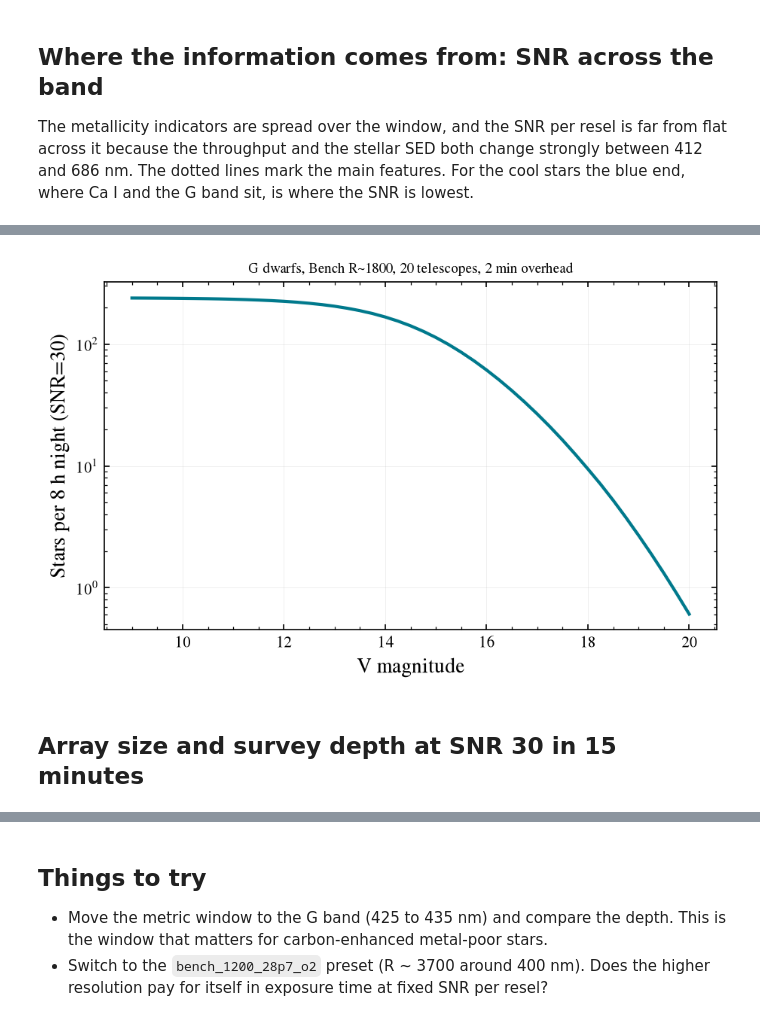
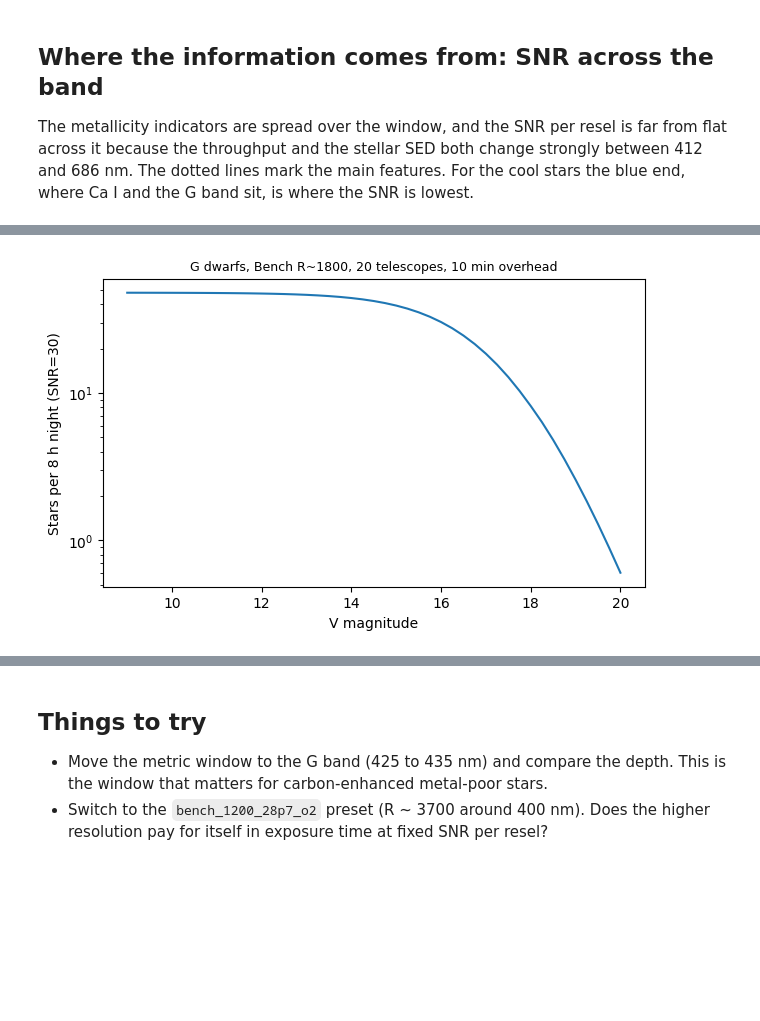
Before and after one commit to schmidt-observatories/lfast-etc, a Jupyter notebook: notebooks/03_stellar_metallicity.ipynb, the cells around one changed output, grey strips where cells are left out. Cells and saved outputs as stored; diff of their text form; code cells hidden in the pictures; blank space fills up the shorter version.

```diff
--- a/notebooks/03_stellar_metallicity.ipynb
+++ b/notebooks/03_stellar_metallicity.ipynb
@@ -34,6 +36,7 @@ bench = LFASTETC("bench_r1800", n_telescopes=20)
 stars = {"G dwarf 5800 K": 5800, "K dwarf 4500 K": 4500, "M dwarf 3500 K": 3500}
 mags = np.linspace(9, 20, 45)
 window = (500, 560)
+OVERHEAD = 600.0    # s per target (slew, acquisition, read-out)
 # %% [markdown]
 ## Exposure time to reach the SNR thresholds
 
@@ -96,12 +131,9 @@ one-target-at-a-time instrument.
 # %%
-overhead = 120.0
 t = bench.exptime_vs_mag(Source.blackbody(5800, 0, "V"), mags, snr=30, wavelength=window)
-n_per_night = 8*3600 / (t + overhead)
+n_per_night = 8*3600 / (t + OVERHEAD)
 fig, ax = plt.subplots(figsize=(7, 4))
 ax.plot(mags, n_per_night)
 ax.set_yscale('log'); ax.set_xlabel("V magnitude"); ax.set_ylabel("Stars per 8 h night (SNR=30)")
-ax.set_title("G dwarfs, Bench R~1800, 20 telescopes, 2 min overhead", fontsize=9);
+ax.set_title(f"G dwarfs, Bench R~1800, 20 telescopes, {OVERHEAD/60:.0f} min overhead", fontsize=9);
 # %% [output]
-[figure, old version]
+[figure, new version]
-# %% [markdown]
-## Array size and survey depth at SNR 30 in 15 minutes
```
Also changed, not shown: parts of 15 cells of this notebook, 1 other file.
